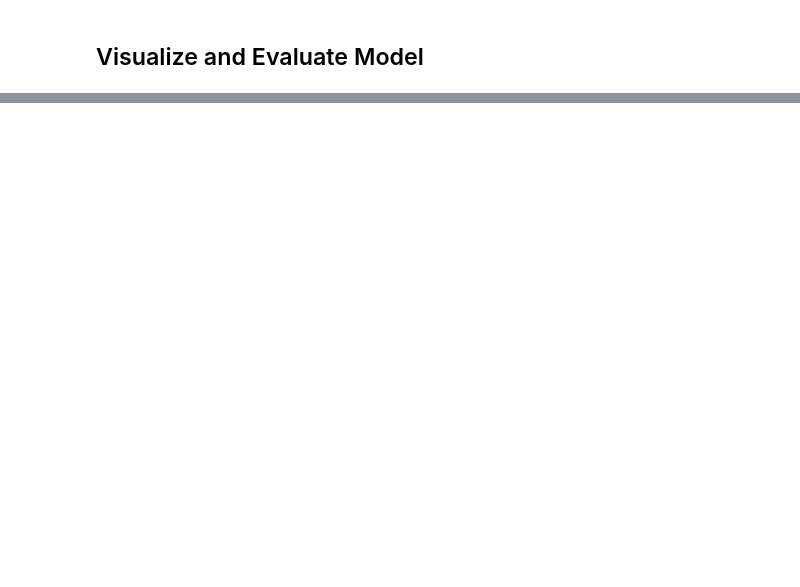
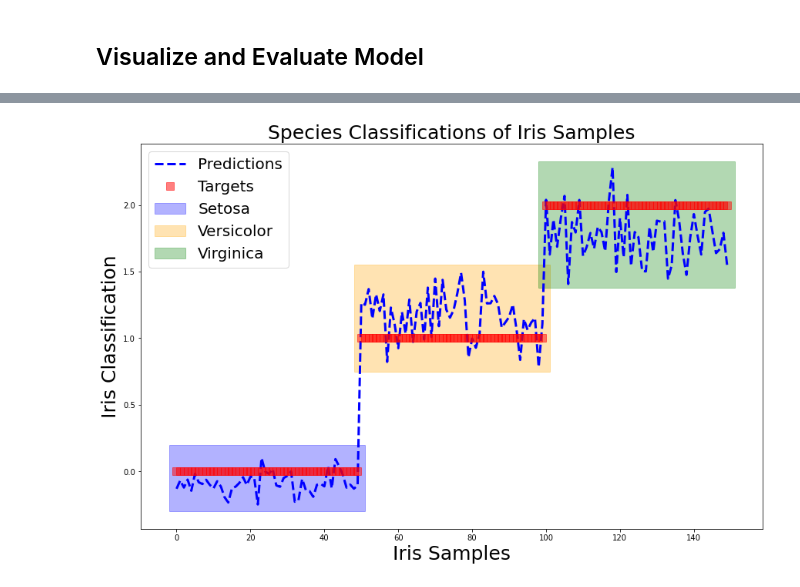
Before and after one commit to dfredin/PHYS-417-Neural-Networks, a Jupyter notebook: Lab_2_DanielFredin.ipynb, the cells around one changed output, grey strips where cells are left out. Cells and saved outputs as stored; diff of their text form; code cells hidden in the pictures; blank space fills up the shorter version.

```diff
--- a/Lab_2_DanielFredin.ipynb
+++ b/Lab_2_DanielFredin.ipynb
@@ -258,0 +260,28 @@ plt.plot(y_train);
+# %%
+from matplotlib.patches import Rectangle # Allows the use of plotting shapes, specifically, rectangles
+
+fig, ax = plt.subplots(
+    figsize = (12,8),
+    constrained_layout = True
+)
+### -------Plot Data------- ###
+ax.set_xlabel('Iris Samples', fontsize = 25)
+ax.set_ylabel('Iris Classification', fontsize = 25)
+ax.set_title('Species Classifications of Iris Samples', fontsize = 25)
+
+ax.plot(predicted, '--', color = 'blue', linewidth = 3, label = 'Predictions')
+ax.plot(y_train, 's', color = 'red', markersize = 10, alpha = 0.5, label = 'Targets')
+
+### -------Shape Annotation------- ###
+shape_zero = Rectangle((-2, -0.3), width = 53, height = 0.5, alpha = 0.3, color = 'blue', label = 'Setosa')
+ax.add_patch(shape_zero)
+
+shape_one = Rectangle((48, 0.75), width = 53, height = 0.8, alpha = 0.3, color = 'orange', label = 'Versicolor')
+ax.add_patch(shape_one)
+
+shape_two = Rectangle((98, 1.38), width = 53, height = 0.95, alpha = 0.3, color = 'green', label = 'Virginica')
+ax.add_patch(shape_two)
+
+ax.legend(loc='upper left', fontsize = 20);
+# %% [output]
+[figure, added]
```
Also changed, not shown: parts of 16 cells of this notebook.
